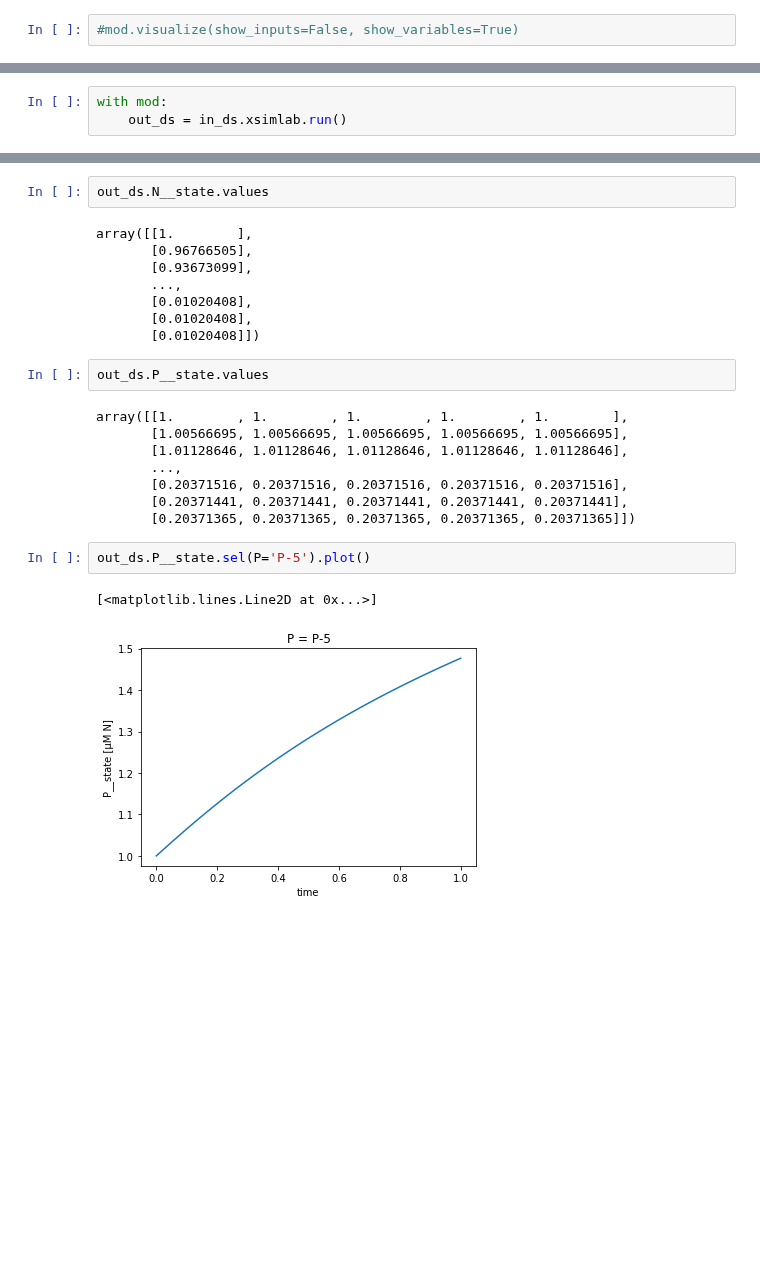
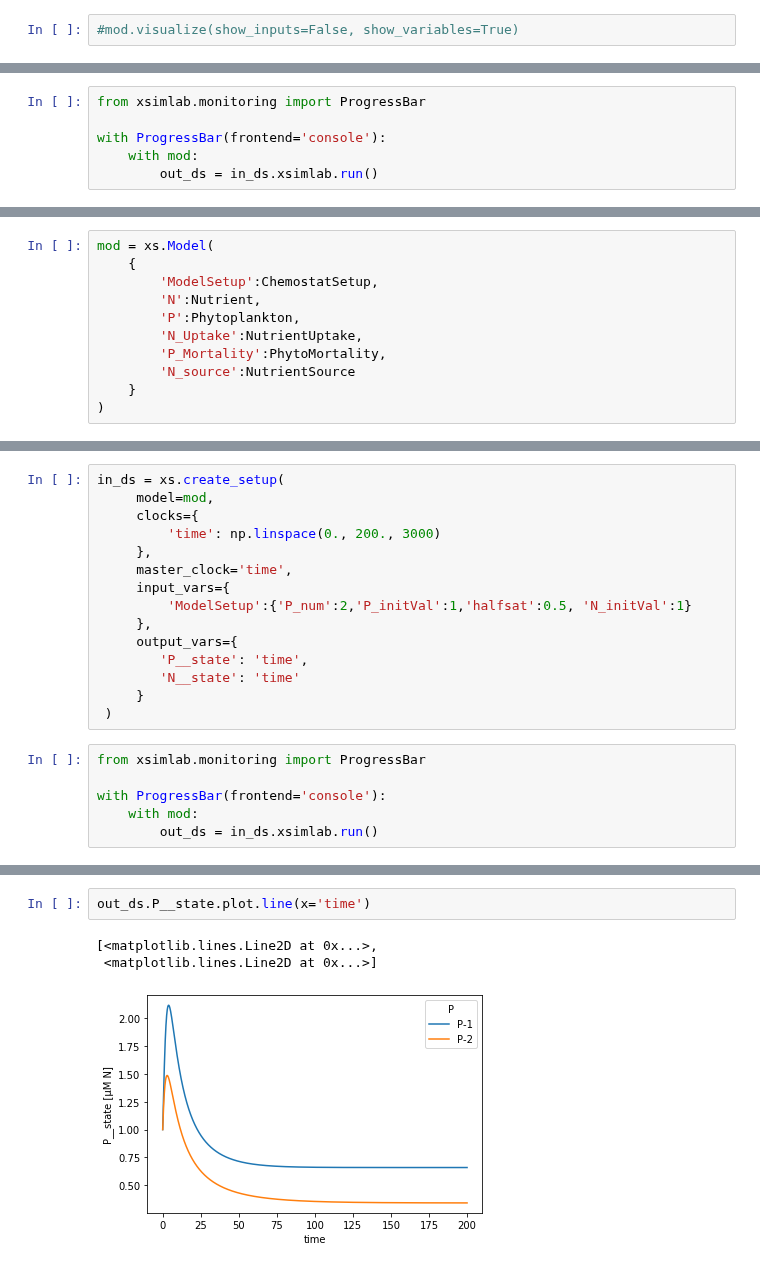
Before and after one commit to ben1post/kaweahcode, a Jupyter notebook: phydra_OSM/new_Phydra_construct/FirstChemostatPrototype_phydra0.3_crackit.ipynb, the cells around one changed output, grey strips where cells are left out. Cells and saved outputs as stored; diff of their text form; blank space fills up the shorter version.

```diff
--- a/phydra_OSM/new_Phydra_construct/FirstChemostatPrototype_phydra0.3_crackit.ipynb
+++ b/phydra_OSM/new_Phydra_construct/FirstChemostatPrototype_phydra0.3_crackit.ipynb
@@ -197,6 +192,9 @@ in_ds = xs.create_setup(
      }
  )
 # %%
-with mod:
-    out_ds = in_ds.xsimlab.run()
+from xsimlab.monitoring import ProgressBar
+
+with ProgressBar(frontend='console'):
+    with mod:
+        out_ds = in_ds.xsimlab.run()
 # %% [output]
@@ -213,0 +353,11 @@ out_ds.P__state.plot.line(x='time')
+# %%
+mod = xs.Model(
+    {
+        'ModelSetup':ChemostatSetup,
+        'N':Nutrient,
+        'P':Phytoplankton,
+        'N_Uptake':NutrientUptake,
+        'P_Mortality':PhytoMortality,
+        'N_source':NutrientSource
+    }
+)
@@ -213,0 +387,21 @@ out_ds.P__state.plot.line(x='time')
+# %%
+in_ds = xs.create_setup(
+     model=mod,
+     clocks={
+         'time': np.linspace(0., 200., 3000)
+     },
+     master_clock='time',
+     input_vars={
+         'ModelSetup':{'P_num':2,'P_initVal':1,'halfsat':0.5, 'N_initVal':1}
+     },
+     output_vars={
+        'P__state': 'time',
+        'N__state': 'time'
+     }
+ )
+# %%
+from xsimlab.monitoring import ProgressBar
+
+with ProgressBar(frontend='console'):
+    with mod:
+        out_ds = in_ds.xsimlab.run()
@@ -233,25 +415,6 @@ Data variables:
-# %%
-out_ds.N__state.values
-# %% [output]
-array([[1.        ],
-       [0.96766505],
-       [0.93673099],
-       ...,
-       [0.01020408],
-       [0.01020408],
-       [0.01020408]])
-# %%
-out_ds.P__state.values
-# %% [output]
-array([[1.        , 1.        , 1.        , 1.        , 1.        ],
-       [1.00566695, 1.00566695, 1.00566695, 1.00566695, 1.00566695],
-       [1.01128646, 1.01128646, 1.01128646, 1.01128646, 1.01128646],
-       ...,
-       [0.20371516, 0.20371516, 0.20371516, 0.20371516, 0.20371516],
-       [0.20371441, 0.20371441, 0.20371441, 0.20371441, 0.20371441],
-       [0.20371365, 0.20371365, 0.20371365, 0.20371365, 0.20371365]])
 # %%
-out_ds.P__state.sel(P='P-5').plot()
+out_ds.P__state.plot.line(x='time')
 # %% [output]
-[<matplotlib.lines.Line2D at 0x...>]
+[<matplotlib.lines.Line2D at 0x...>,
+ <matplotlib.lines.Line2D at 0x...>]
-[figure, old version]
+[figure, new version]
```
Also changed, not shown: parts of 17 cells of this notebook.
